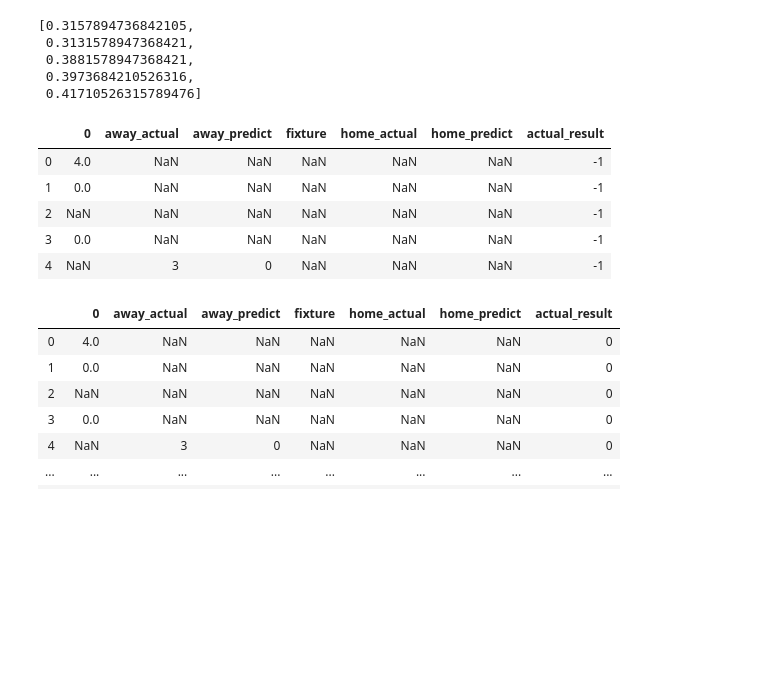
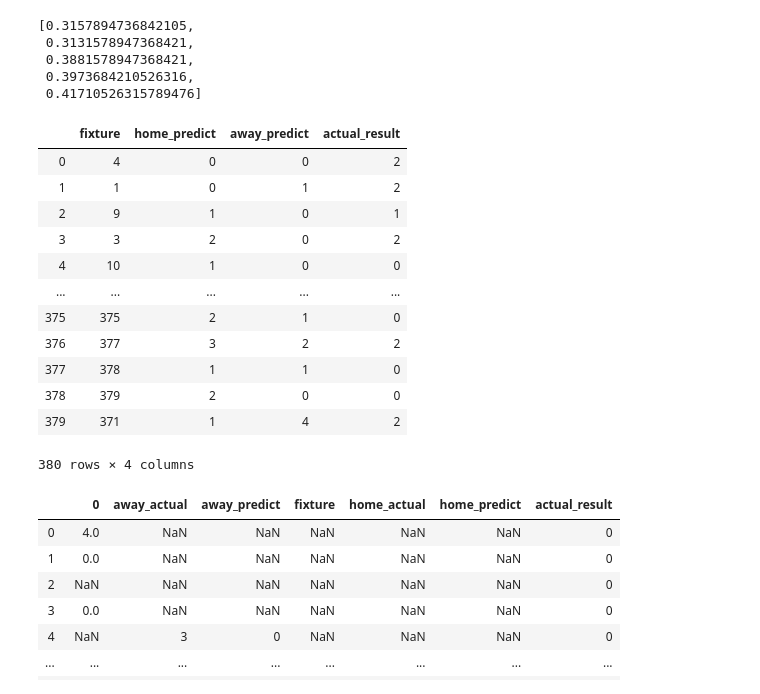
Before and after one commit to leppsalujyrgen/Entropy-of-Football-Statistics, a Jupyter notebook: Data Modelling/statistics-classifiers.ipynb, the cells around one changed output. Cells and saved outputs as stored; diff of their text form; code cells hidden in the pictures; blank space fills up the shorter version.

```diff
--- a/Data Modelling/statistics-classifiers.ipynb
+++ b/Data Modelling/statistics-classifiers.ipynb
@@ -124,34 +124,46 @@ MLPacc = MLPright/all
 # %%
 predictions = pd.DataFrame(columns=["fixture", "home_predict", "away_predict", "home_actual", "away_actual"])
 for i in range(test.shape[0]):
     if int(test["was_home"].iloc[i]) == 1:
-        predictions = predictions.append([test["fixture"].iloc[i], RFCpredicted[i], np.nan, int(test["team_score"].iloc[i]), np.nan], ignore_index=True)
+        fixture = int(test["fixture"].iloc[i])
+        home_predict = int(RFCpredicted[i])
+        home_actual = int(test["team_score"].iloc[i])
+        away_predict = -1
+        away_actual = -1
         for j in range(test.shape[0]):
-            if test["fixture"].iloc[i] == test["fixture"].iloc[j] and int(test["was_home"].iloc[j]) == 0:
-                predictions.at[predictions.shape[0]-1, "away_predict"] = RFCpredicted[j]
-                predictions.at[predictions.shape[0]-1, "away_actual"] = int(test["team_score"].iloc[j])
+            if fixture == test["fixture"].iloc[j] and int(test["was_home"].iloc[j]) == 0:
+                away_predict = int(RFCpredicted[j])
+                away_actual = int(test["team_score"].iloc[j])
                 break
+        predictions = predictions.append({"fixture": fixture,
+                                          "home_predict": home_predict,
+                                          "away_predict": away_predict,
+                                          "home_actual": home_actual,
+                                          "away_actual": away_actual}, ignore_index=True)
+
 predictions["actual_result"] = -1
 for i in range(predictions.shape[0]):
     if predictions["home_actual"].iloc[i] > predictions["away_actual"].iloc[i]:
-        predictions.at[i, "actual_result"] = 1
+        predictions["actual_result"].loc[i] = 1
     elif predictions["home_actual"].iloc[i] < predictions["away_actual"].iloc[i]:
-        predictions.at[i, "actual_result"] = 2
-    elif predictions["home_actual"].iloc[i] == predictions["away_actual"].iloc[i]:
-        predictions.at[i, "actual_result"] = 0
+        predictions["actual_result"].loc[i] = 2
+    else:
+        predictions["actual_result"].loc[i] = 0
 predictions.drop(columns=["home_actual", "away_actual"])
-predictions.head()
-
-#for index, row in frame.iterrows():
-#        rand=random.randint(0,100)
-#        frame.at[index, 'RandNo'] = rand
 # %% [output]
-|  | 0 | away_actual | away_predict | fixture | home_actual | home_predict | actual_result |
-| 0 | 4.0 | NaN | NaN | NaN | NaN | NaN | -1 |
-| 1 | 0.0 | NaN | NaN | NaN | NaN | NaN | -1 |
-| 2 | NaN | NaN | NaN | NaN | NaN | NaN | -1 |
-| 3 | 0.0 | NaN | NaN | NaN | NaN | NaN | -1 |
-| 4 | NaN | 3 | 0 | NaN | NaN | NaN | -1 |
+|  | fixture | home_predict | away_predict | actual_result |
+| 0 | 4 | 0 | 0 | 2 |
+| 1 | 1 | 0 | 1 | 2 |
+| 2 | 9 | 1 | 0 | 1 |
+| 3 | 3 | 2 | 0 | 2 |
+| 4 | 10 | 1 | 0 | 0 |
+| ... | ... | ... | ... | ... |
+| 375 | 375 | 2 | 1 | 0 |
+| 376 | 377 | 3 | 2 | 2 |
+| 377 | 378 | 1 | 1 | 0 |
+| 378 | 379 | 2 | 0 | 0 |
+| 379 | 371 | 1 | 4 | 2 |
+380 rows × 4 columns
 # %%
 predictions
 # %% [output]
```
Also changed, not shown: 1 other file.
